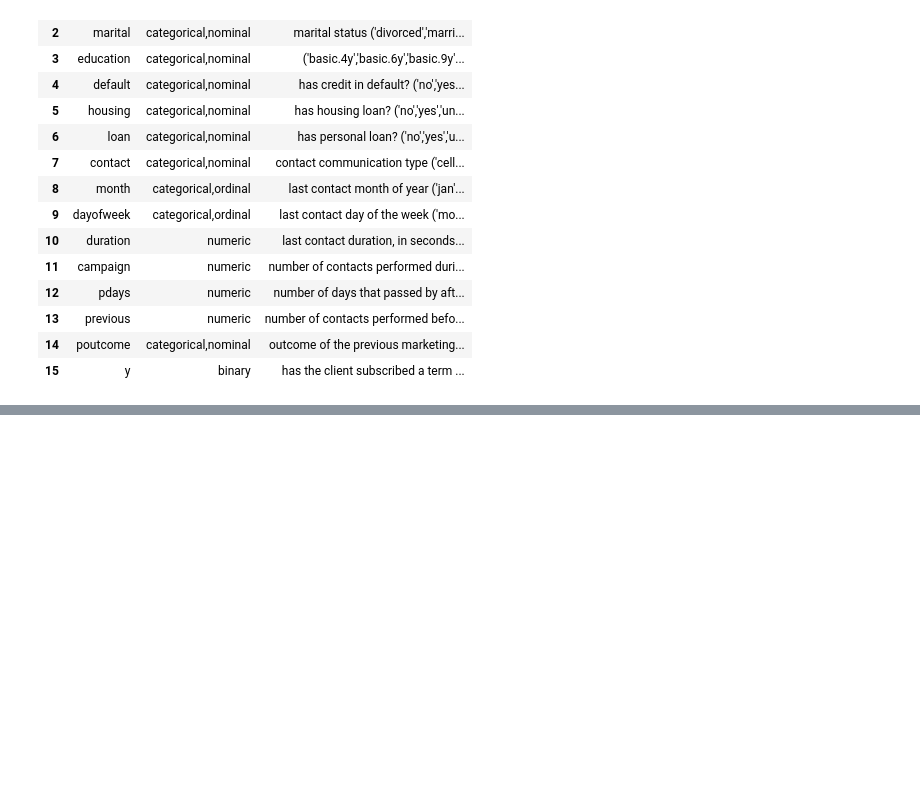
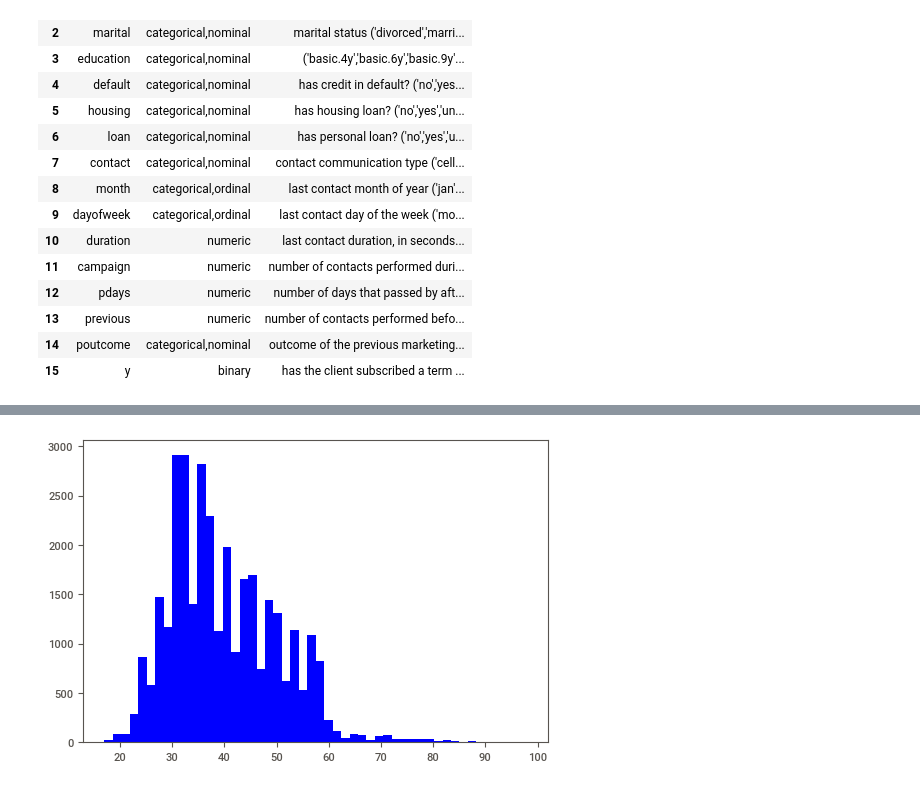
Before and after one commit to mbaltar/TrilhaDadosModal, a Jupyter notebook: modulo4.ipynb, the cells around one changed output, grey strips where cells are left out. Saved outputs shown, nothing was run; the diff lists cells and outputs as text; code cells hidden in the pictures; blank space fills up the shorter version.

```diff
--- a/modulo4.ipynb
+++ b/modulo4.ipynb
@@ -35,0 +184,5 @@ metadados
+# %%
+plt.hist(dados['age'], bins=50, facecolor='b')
+plt.show()
+# %% [output]
+[figure, added]
```
Also changed, not shown: parts of 30 cells of this notebook, 1 other file.
